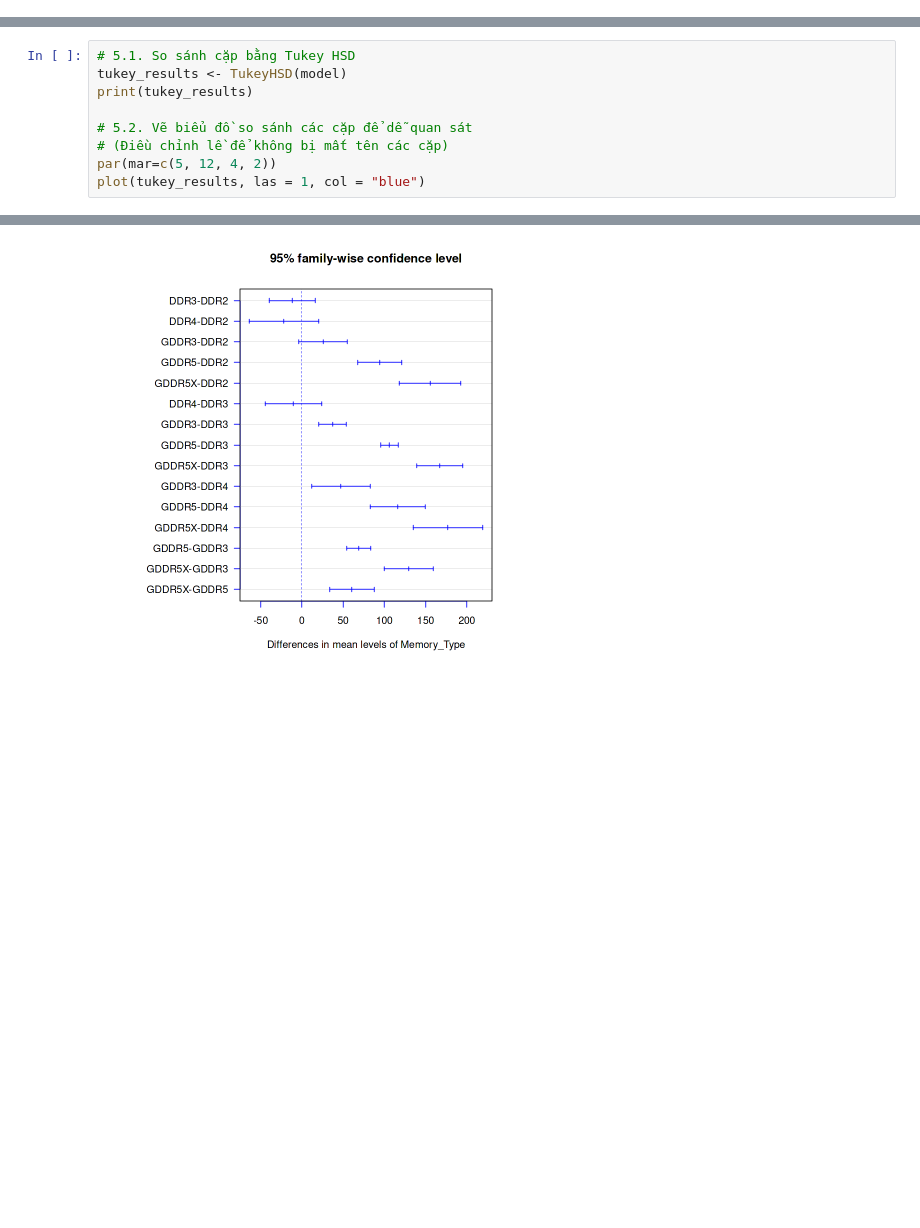
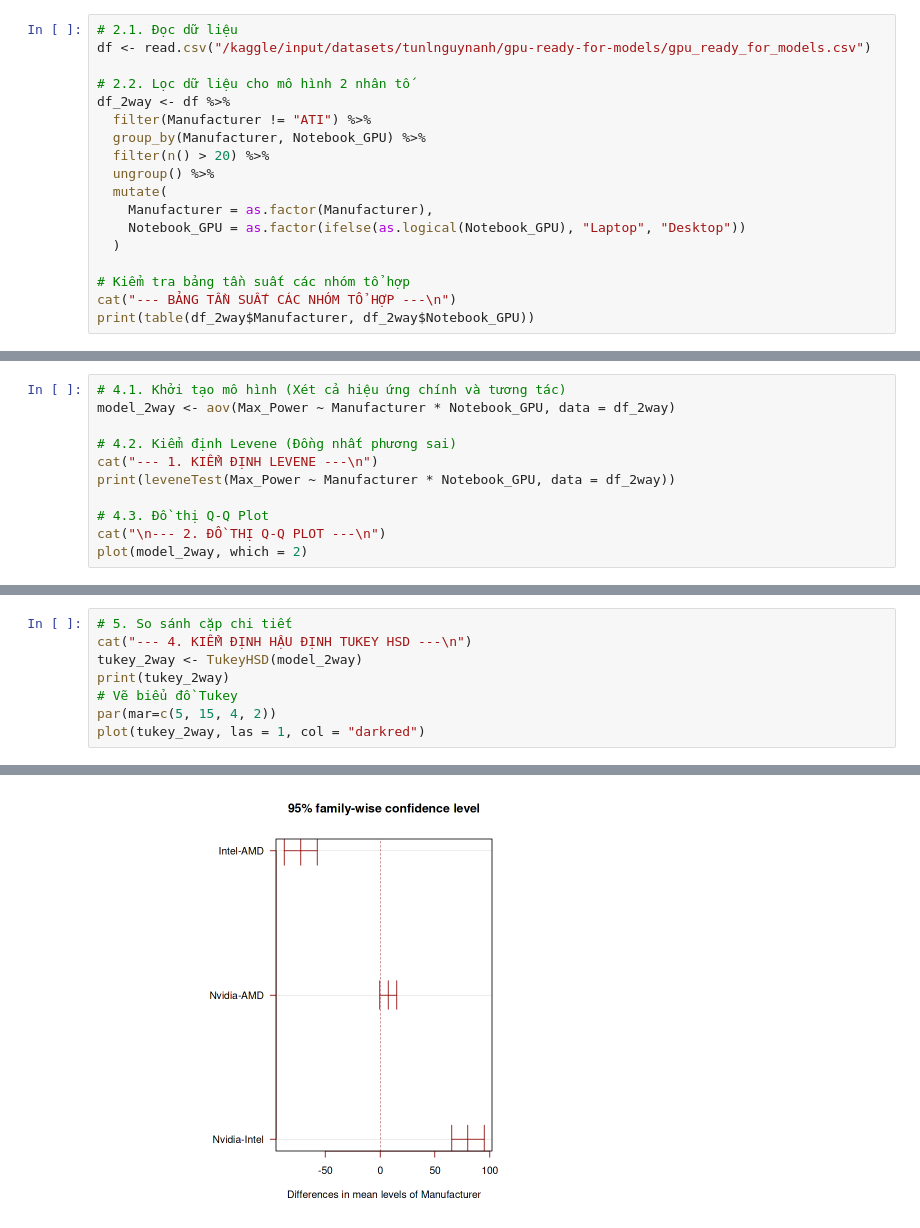
Before and after one commit to mhaih/btl_xstk, a Jupyter notebook: Anova/anova.ipynb, the cells around one changed output, grey strips where cells are left out. Cells and saved outputs as stored; diff of their text form; blank space fills up the shorter version.

Commit message:
Cập nhật nội dung phân tích ANOVA 2 nhân tố

```diff
--- a/Anova/anova.ipynb
+++ b/Anova/anova.ipynb
@@ -86,0 +23,18 @@ Nhận xét: Kiểm định này dùng khi phương sai không đồng nhất.
+# %%
+# 2.1. Đọc dữ liệu
+df <- read.csv("/kaggle/input/datasets/tunlnguynanh/gpu-ready-for-models/gpu_ready_for_models.csv")
+
+# 2.2. Lọc dữ liệu cho mô hình 2 nhân tố
+df_2way <- df %>%
+  filter(Manufacturer != "ATI") %>%
+  group_by(Manufacturer, Notebook_GPU) %>%
+  filter(n() > 20) %>%
+  ungroup() %>%
+  mutate(
+    Manufacturer = as.factor(Manufacturer),
+    Notebook_GPU = as.factor(ifelse(as.logical(Notebook_GPU), "Laptop", "Desktop"))
+  )
+
+# Kiểm tra bảng tần suất các nhóm tổ hợp
+cat("--- BẢNG TẦN SUẤT CÁC NHÓM TỔ HỢP ---\n")
+print(table(df_2way$Manufacturer, df_2way$Notebook_GPU))
@@ -86,0 +85,11 @@ Nhận xét: Kiểm định này dùng khi phương sai không đồng nhất.
+# %%
+# 4.1. Khởi tạo mô hình (Xét cả hiệu ứng chính và tương tác)
+model_2way <- aov(Max_Power ~ Manufacturer * Notebook_GPU, data = df_2way)
+
+# 4.2. Kiểm định Levene (Đồng nhất phương sai)
+cat("--- 1. KIỂM ĐỊNH LEVENE ---\n")
+print(leveneTest(Max_Power ~ Manufacturer * Notebook_GPU, data = df_2way))
+
+# 4.3. Đồ thị Q-Q Plot
+cat("\n--- 2. ĐỒ THỊ Q-Q PLOT ---\n")
+plot(model_2way, which = 2)
@@ -87,10 +131,9 @@ Nhận xét: Kiểm định này dùng khi phương sai không đồng nhất.
 # %%
-# 5.1. So sánh cặp bằng Tukey HSD
-tukey_results <- TukeyHSD(model)
-print(tukey_results)
-
-# 5.2. Vẽ biểu đồ so sánh các cặp để dễ quan sát
-# (Điều chỉnh lề để không bị mất tên các cặp)
-par(mar=c(5, 12, 4, 2))
-plot(tukey_results, las = 1, col = "blue")
+# 5. So sánh cặp chi tiết
+cat("--- 4. KIỂM ĐỊNH HẬU ĐỊNH TUKEY HSD ---\n")
+tukey_2way <- TukeyHSD(model_2way)
+print(tukey_2way)
+# Vẽ biểu đồ Tukey
+par(mar=c(5, 15, 4, 2))
+plot(tukey_2way, las = 1, col = "darkred")
 # %% [output]
@@ -114 +157 @@ GDDR5X-GDDR5  60.83450  33.980199  87.68881 0.0000000
-[figure, old version]
+[figure, new version]
```
Also changed, not shown: parts of 19 cells of this notebook, 4 other files.
